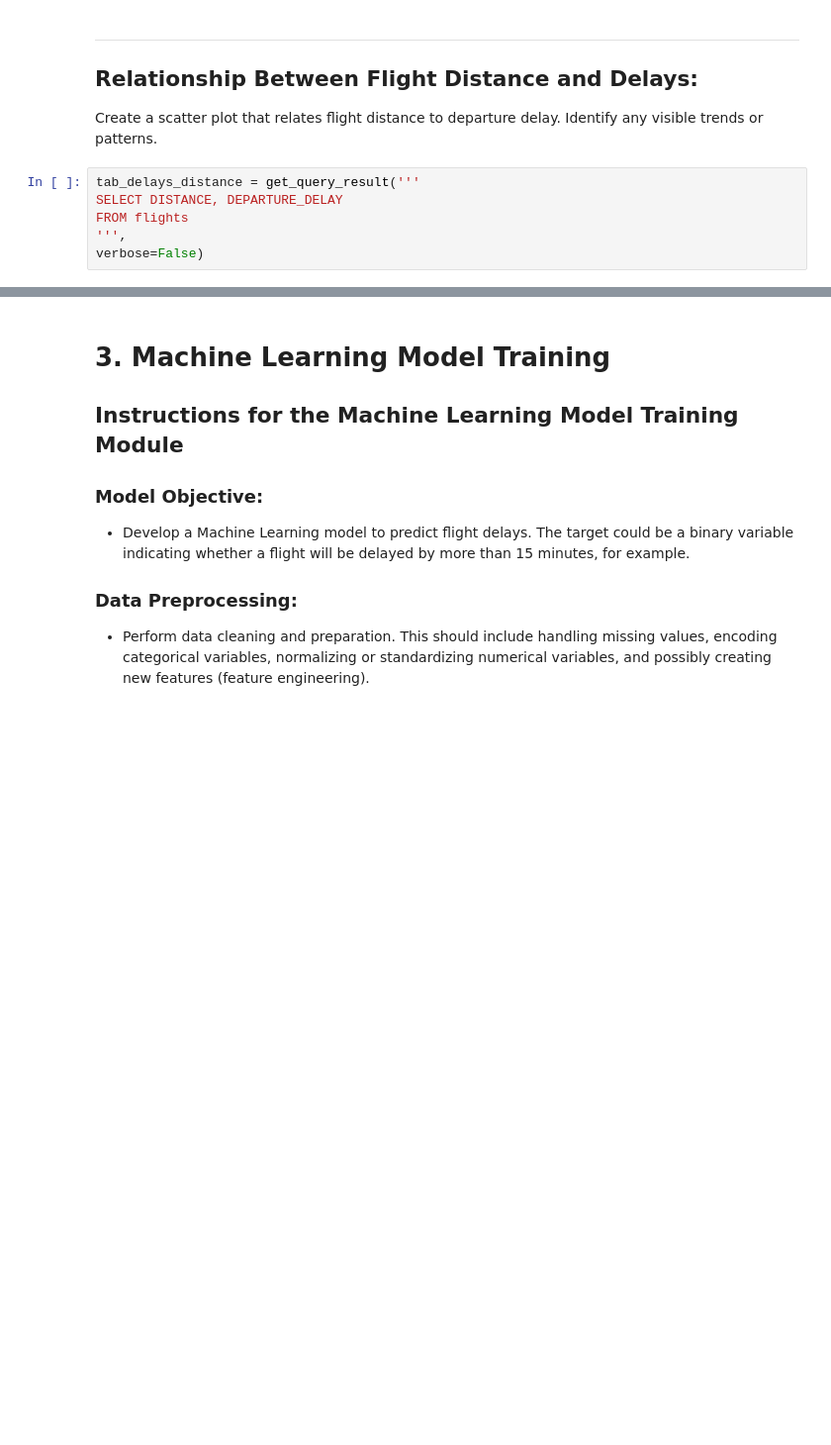
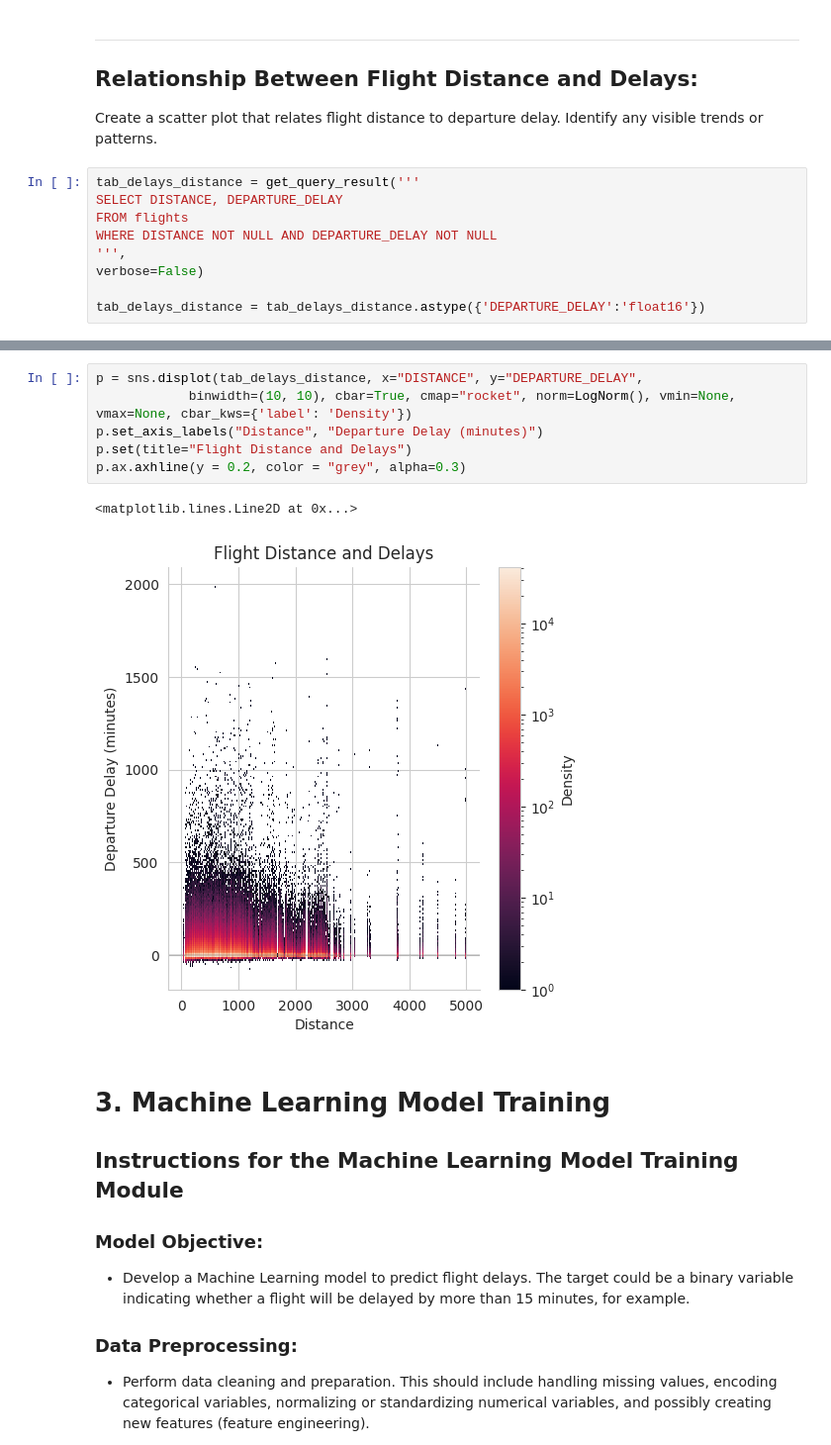
Before and after one commit to bmorbin/flights-delay, a Jupyter notebook: Cópia_de_D&N_Teste_de_Conhecimentos_em_Dados.ipynb, the cells around one changed output, grey strips where cells are left out. Shown at 99% size. Saved outputs shown, nothing was run; the diff lists cells and outputs as text; blank space fills up the shorter version.

```diff
--- a/Cópia_de_D&N_Teste_de_Conhecimentos_em_Dados.ipynb
+++ b/Cópia_de_D&N_Teste_de_Conhecimentos_em_Dados.ipynb
@@ -814,5 +971,8 @@ Identify any visible trends or patterns.
 tab_delays_distance = get_query_result('''
 SELECT DISTANCE, DEPARTURE_DELAY
 FROM flights
+WHERE DISTANCE NOT NULL AND DEPARTURE_DELAY NOT NULL
 ''',
 verbose=False)
+
+tab_delays_distance = tab_delays_distance.astype({'DEPARTURE_DELAY':'float16'})
@@ -863,3 +979,12 @@ density_scatter( x, y, bins = [50,50], alpha=0.8)
+# %%
+p = sns.displot(tab_delays_distance, x="DISTANCE", y="DEPARTURE_DELAY",
+            binwidth=(10, 10), cbar=True, cmap="rocket", norm=LogNorm(), vmin=None, vmax=None, cbar_kws={'label': 'Density'})
+p.set_axis_labels("Distance", "Departure Delay (minutes)")
+p.set(title="Flight Distance and Delays")
+p.ax.axhline(y = 0.2, color = "grey", alpha=0.3)
+# %% [output]
+<matplotlib.lines.Line2D at 0x...>
+[figure, added]
 # %% [markdown]
 # 3. Machine Learning Model Training
 
```
Also changed, not shown: parts of 12 cells of this notebook.
